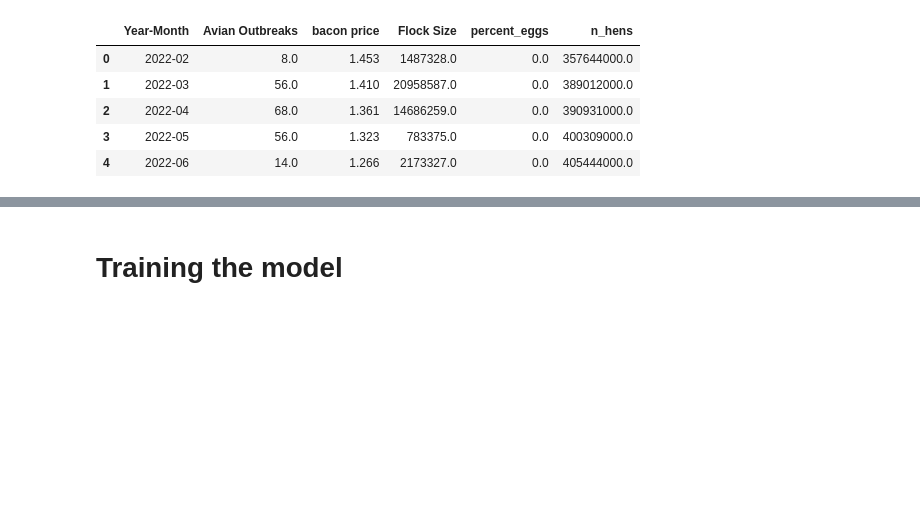
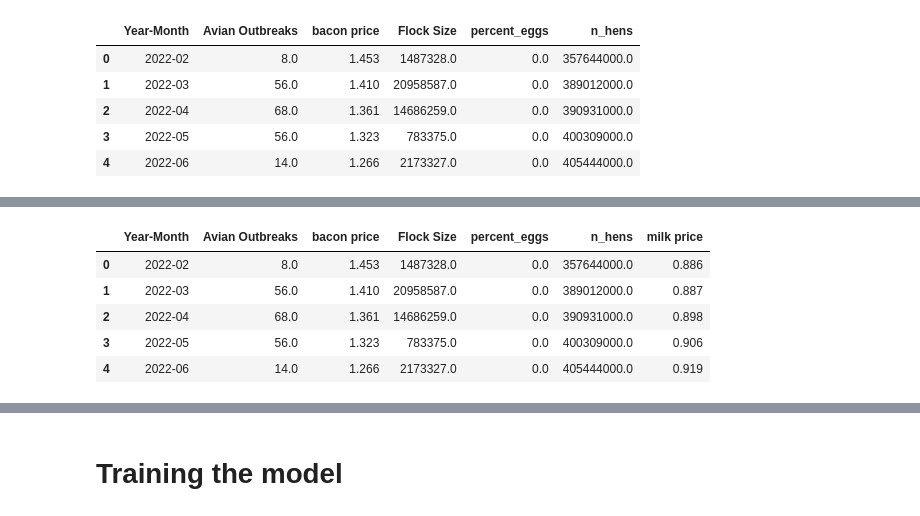
Before and after one commit to xeniachen-01/142a-eggs, a Jupyter notebook: project.ipynb, the cells around one changed output, grey strips where cells are left out. Drawn from its saved outputs; the diff is of its cells as text; code cells hidden in the pictures; blank space fills up the shorter version.

```diff
--- a/project.ipynb
+++ b/project.ipynb
@@ -201,0 +227,13 @@ X.head()
+# %%
+# Merge X with milk_prices_grouped on Year-Month
+X = pd.concat([X, milk_prices_grouped], axis=1)
+# Drop year_month column from X
+X = X.drop(columns=["year_month"])
+X.head()
+# %% [output]
+|  | Year-Month | Avian Outbreaks | bacon price | Flock Size | percent_eggs | n_hens | milk price |
+| 0 | 2022-02 | 8.0 | 1.453 | 1487328.0 | 0.0 | 357644000.0 | 0.886 |
+| 1 | 2022-03 | 56.0 | 1.410 | 20958587.0 | 0.0 | 389012000.0 | 0.887 |
+| 2 | 2022-04 | 68.0 | 1.361 | 14686259.0 | 0.0 | 390931000.0 | 0.898 |
+| 3 | 2022-05 | 56.0 | 1.323 | 783375.0 | 0.0 | 400309000.0 | 0.906 |
+| 4 | 2022-06 | 14.0 | 1.266 | 2173327.0 | 0.0 | 405444000.0 | 0.919 |
```
Also changed, not shown: parts of 12 cells of this notebook.
